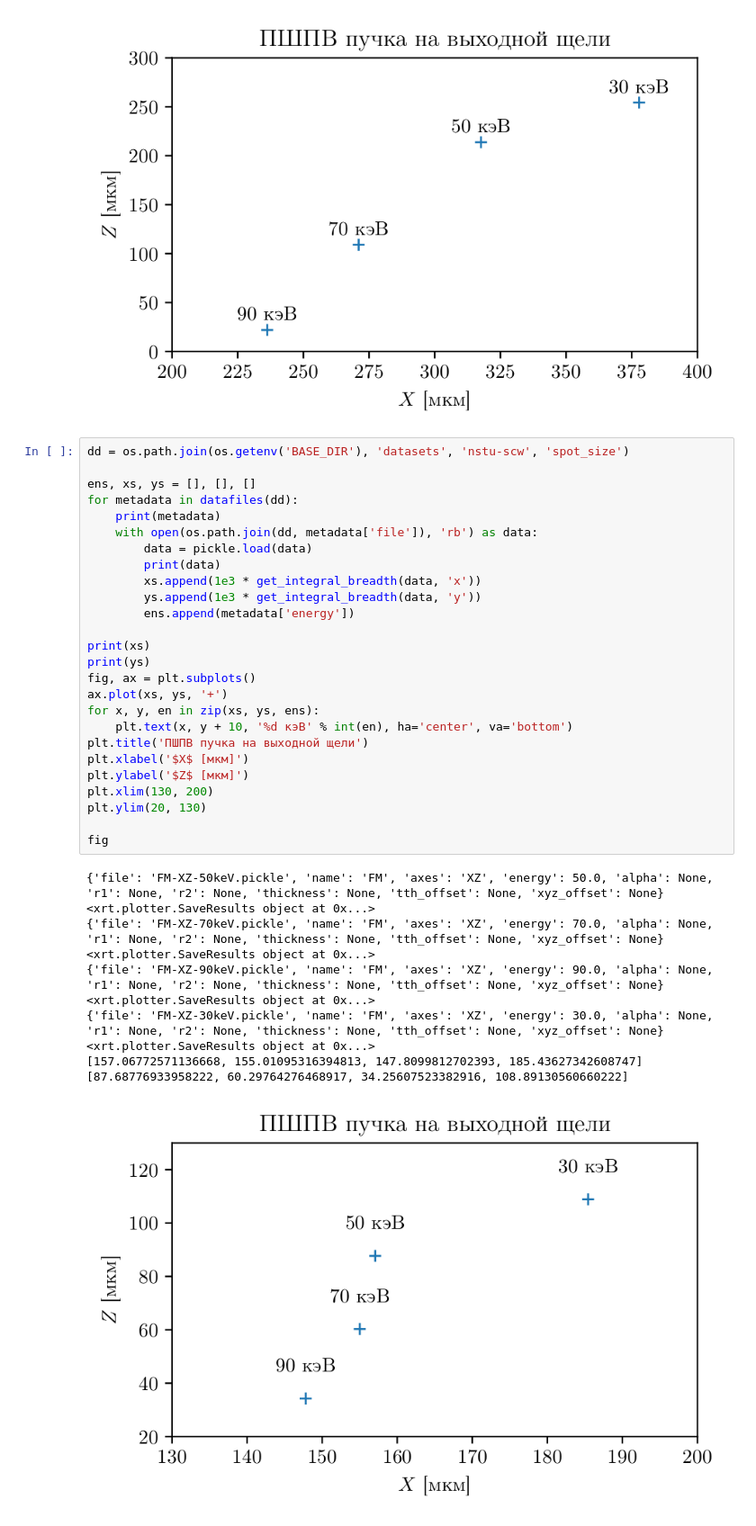
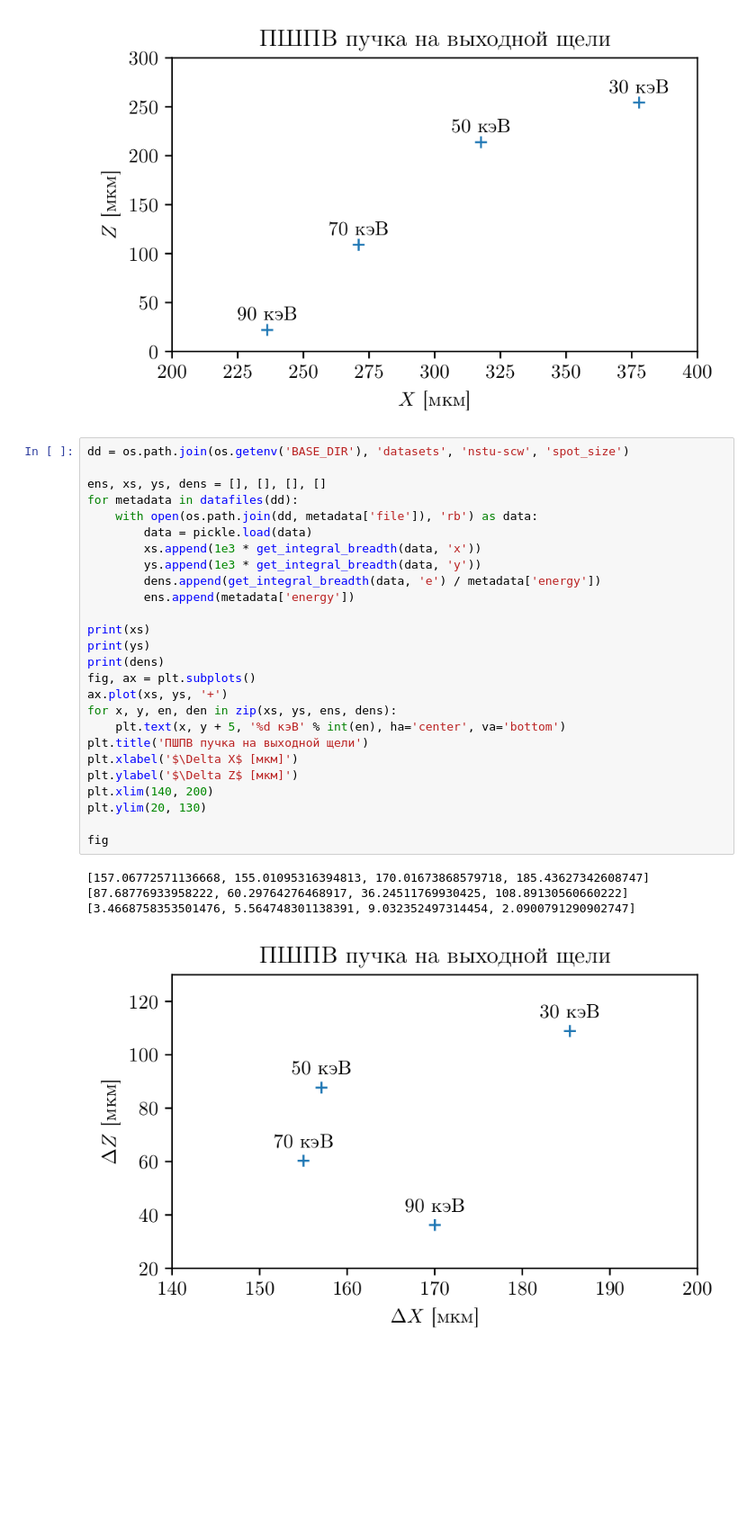
Before and after one commit to glebdovzhenko/skif-xrt, a Jupyter notebook: notebooks/NSTU-SCW.ipynb, the cells around one changed output. Shown at 90% size. Saved outputs shown, nothing was run; the diff lists cells and outputs as text; blank space fills up the shorter version.

```diff
--- a/notebooks/NSTU-SCW.ipynb
+++ b/notebooks/NSTU-SCW.ipynb
@@ -437,38 +437,31 @@ fig
 # %%
 dd = os.path.join(os.getenv('BASE_DIR'), 'datasets', 'nstu-scw', 'spot_size')
 
-ens, xs, ys = [], [], []
+ens, xs, ys, dens = [], [], [], []
 for metadata in datafiles(dd):
-    print(metadata)
     with open(os.path.join(dd, metadata['file']), 'rb') as data:
         data = pickle.load(data)
-        print(data)
         xs.append(1e3 * get_integral_breadth(data, 'x'))
         ys.append(1e3 * get_integral_breadth(data, 'y'))
+        dens.append(get_integral_breadth(data, 'e') / metadata['energy'])
         ens.append(metadata['energy'])
 
 print(xs)
 print(ys)
+print(dens)
 fig, ax = plt.subplots()
 ax.plot(xs, ys, '+')
-for x, y, en in zip(xs, ys, ens):
-    plt.text(x, y + 10, '%d кэВ' % int(en), ha='center', va='bottom')
+for x, y, en, den in zip(xs, ys, ens, dens):
+    plt.text(x, y + 5, '%d кэВ' % int(en), ha='center', va='bottom')
 plt.title('ПШПВ пучка на выходной щели')
-plt.xlabel('$X$ [мкм]')
-plt.ylabel('$Z$ [мкм]')
-plt.xlim(130, 200)
+plt.xlabel('$\Delta X$ [мкм]')
+plt.ylabel('$\Delta Z$ [мкм]')
+plt.xlim(140, 200)
 plt.ylim(20, 130)
 
 fig
 # %% [output]
-{'file': 'FM-XZ-50keV.pickle', 'name': 'FM', 'axes': 'XZ', 'energy': 50.0, 'alpha': None, 'r1': None, 'r2': None, 'thickness': None, 'tth_offset': None, 'xyz_offset': None}
-<xrt.plotter.SaveResults object at 0x...>
-{'file': 'FM-XZ-70keV.pickle', 'name': 'FM', 'axes': 'XZ', 'energy': 70.0, 'alpha': None, 'r1': None, 'r2': None, 'thickness': None, 'tth_offset': None, 'xyz_offset': None}
-<xrt.plotter.SaveResults object at 0x...>
-{'file': 'FM-XZ-90keV.pickle', 'name': 'FM', 'axes': 'XZ', 'energy': 90.0, 'alpha': None, 'r1': None, 'r2': None, 'thickness': None, 'tth_offset': None, 'xyz_offset': None}
-<xrt.plotter.SaveResults object at 0x...>
-{'file': 'FM-XZ-30keV.pickle', 'name': 'FM', 'axes': 'XZ', 'energy': 30.0, 'alpha': None, 'r1': None, 'r2': None, 'thickness': None, 'tth_offset': None, 'xyz_offset': None}
-<xrt.plotter.SaveResults object at 0x...>
-[157.06772571136668, 155.01095316394813, 147.8099812702393, 185.43627342608747]
-[87.68776933958222, 60.29764276468917, 34.25607523382916, 108.89130560660222]
+[157.06772571136668, 155.01095316394813, 170.01673868579718, 185.43627342608747]
+[87.68776933958222, 60.29764276468917, 36.24511769930425, 108.89130560660222]
+[3.4668758353501476, 5.564748301138391, 9.032352497314454, 2.0900791290902747]
-[figure, old version]
+[figure, new version]
```
Also changed, not shown: 5 other files.
